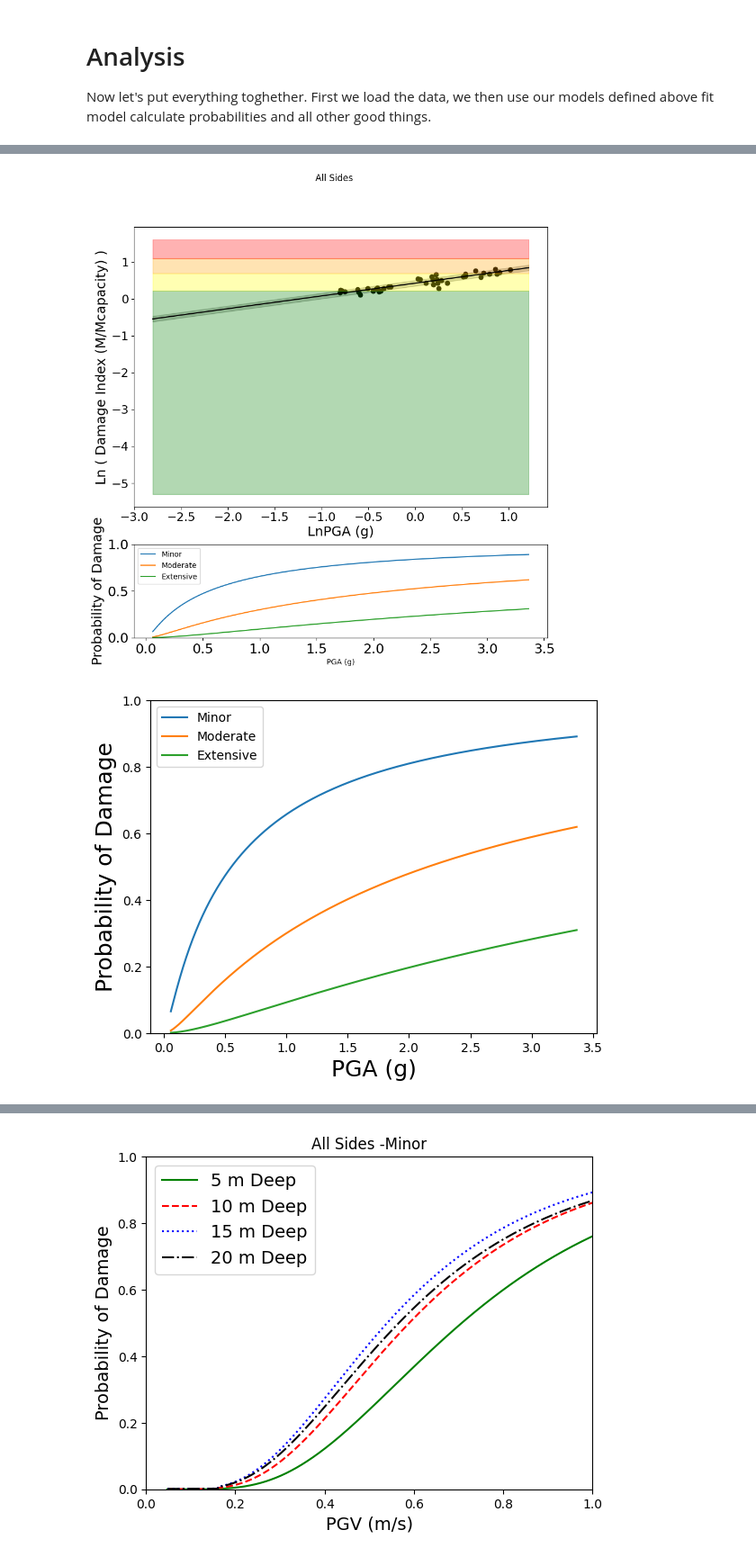
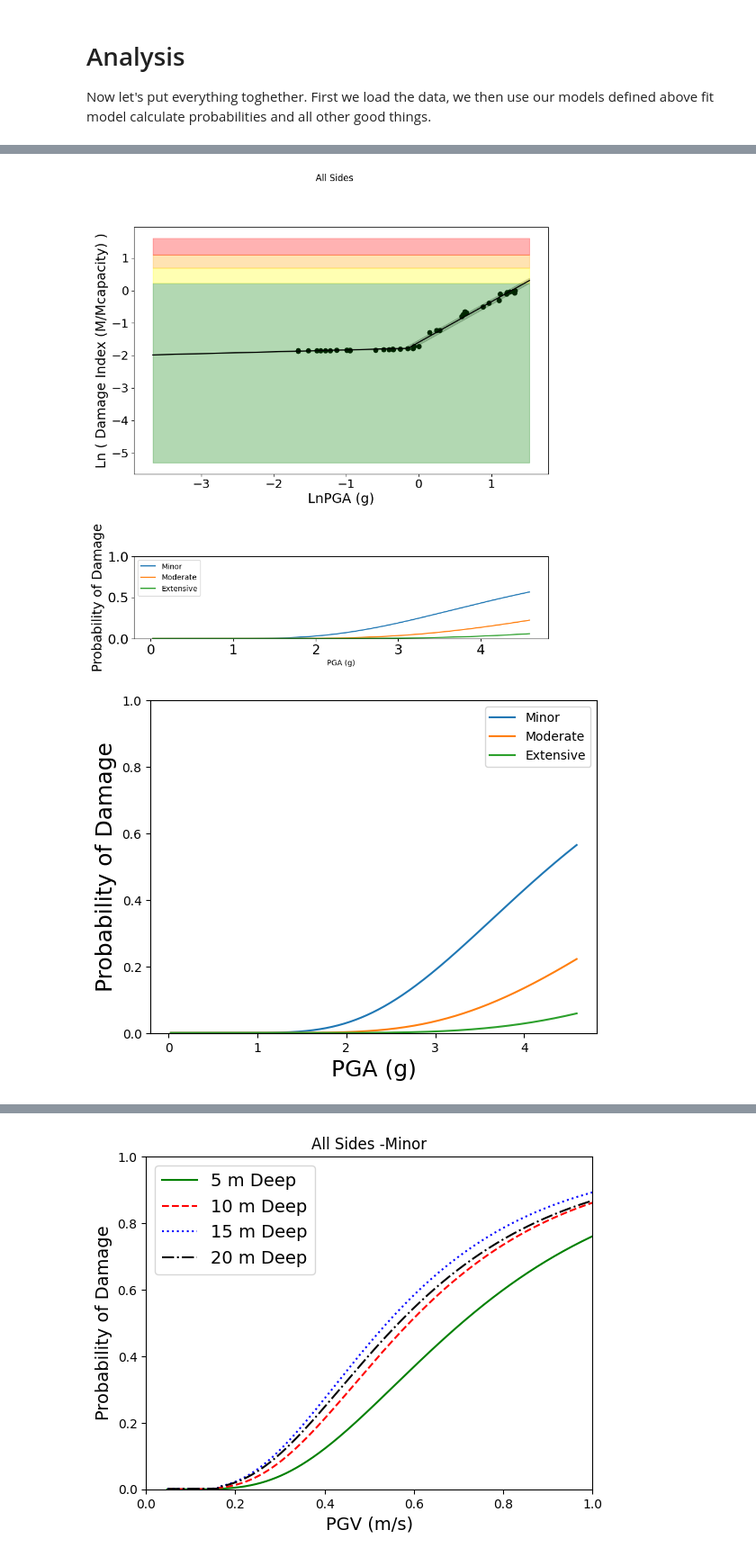
Before and after one commit to Farzaneh-Abedini/Farzaneh-Abedini, a Jupyter notebook: earthquake_analysis.ipynb, the cells around one changed output, grey strips where cells are left out. Shown at 90% size. Cells and saved outputs as stored; diff of their text form; code cells hidden in the pictures.

```diff
--- a/earthquake_analysis.ipynb
+++ b/earthquake_analysis.ipynb
@@ -37,7 +34,7 @@ Now let's put everything toghether. First we load the data, we then use our mode
 # %%
 #@title Load input data
 #@markdown Make sure to upload the data file, all the files will disappear when the kernel disconnects.
-input_file = "soil3.csv" # @param {type:"string"}
+input_file = "final_results_5.csv" # @param {type:"string"}
 import pandas as pd
 
 df = pd.read_csv(input_file)
@@ -335,7 +355,7 @@ pp_damage = fragility.damage_probability(model, xx, log_damage_cutoffs)
 # Now we just plot:
 
 fig, (top_ax, bot_ax) = plt.subplots(2, 1, figsize=(10, 10), sharex = False, gridspec_kw={'height_ratios': [3, 1]})
-
+plt.subplots_adjust(hspace=0.5, wspace=0.5)
 # Top plot is the data and the fitted model
 top_ax.scatter(x, y, label='Original data',color='black')
 
@@ -368,32 +388,32 @@ top_ax.tick_params(axis='both', which='major', labelsize=16)
 if base_name =='10':
   bot_ax.plot(10**xx, pp_damage)
   bot_ax.set_xlabel(measure_name)
 else:
   bot_ax.plot(np.exp(xx), pp_damage)
   bot_ax.set_xlabel(measure_name)
 
 
 bot_ax.set_ylabel("Probability of Damage", fontsize=18)
 bot_ax.legend(interval_names)
 bot_ax.set_ylim((0, 1))
 bot_ax.tick_params(axis='both', which='major', labelsize=18)
 fig.suptitle(damage_name)
 plt.show()
 
 
 fig, ax = plt.subplots()
 
 # Conditionally plot based on base_name value
 if base_name == '10':
     ax.plot(10 ** xx, pp_damage)
 else:
     ax.plot(np.exp(xx), pp_damage)
 
 ax.set_xlabel(measure_name,fontsize=18)
 ax.set_ylabel("Probability of Damage", fontsize=18)  # Set y-axis label
 ax.set_ylim([0,1])
 ax.legend(interval_names)
 plt.show()
 # %% [output]
-[figure, old version]
+[figure, new version]
-[figure, old version]
+[figure, new version]
```
Also changed, not shown: parts of 6 cells of this notebook.
